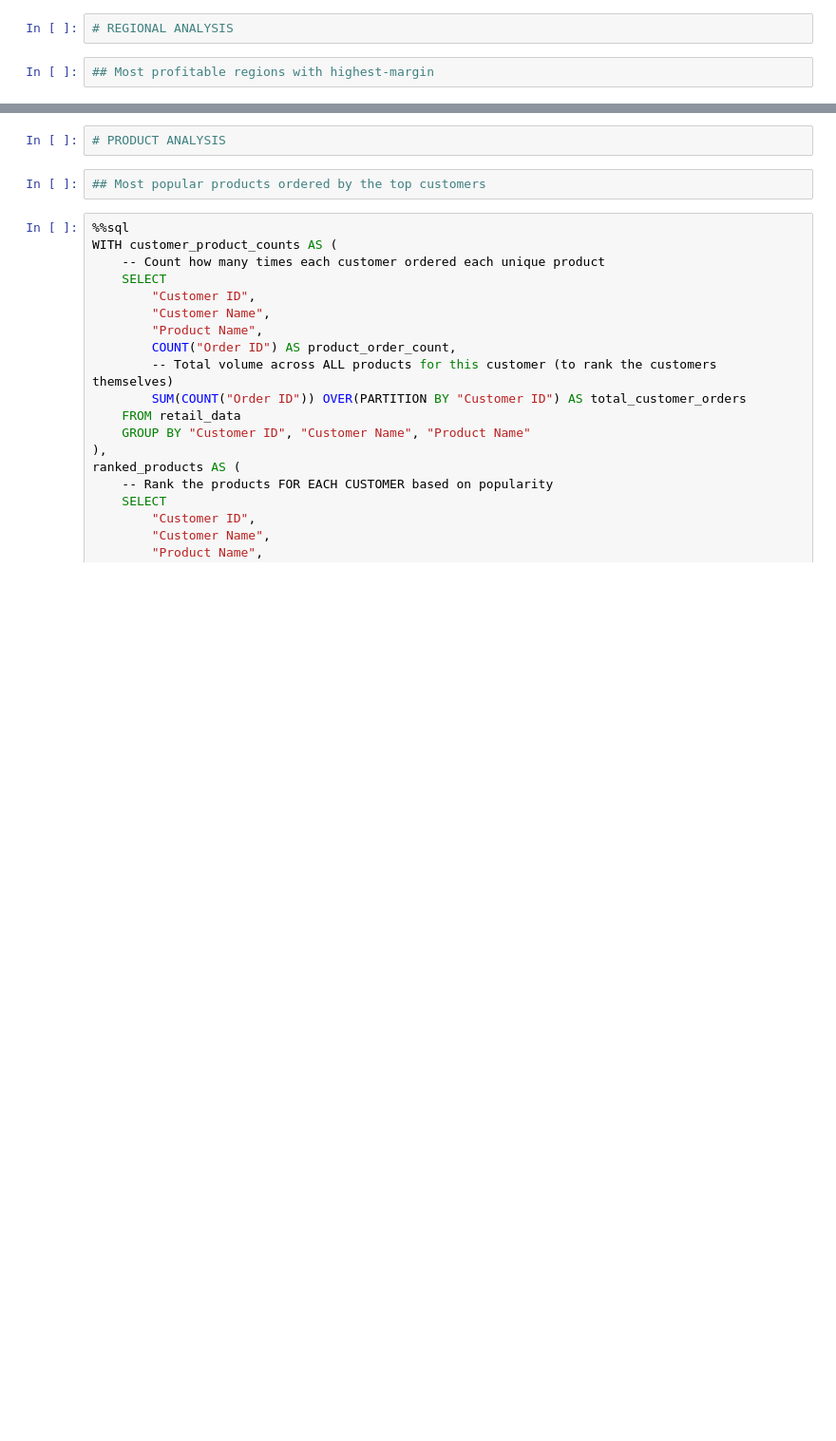
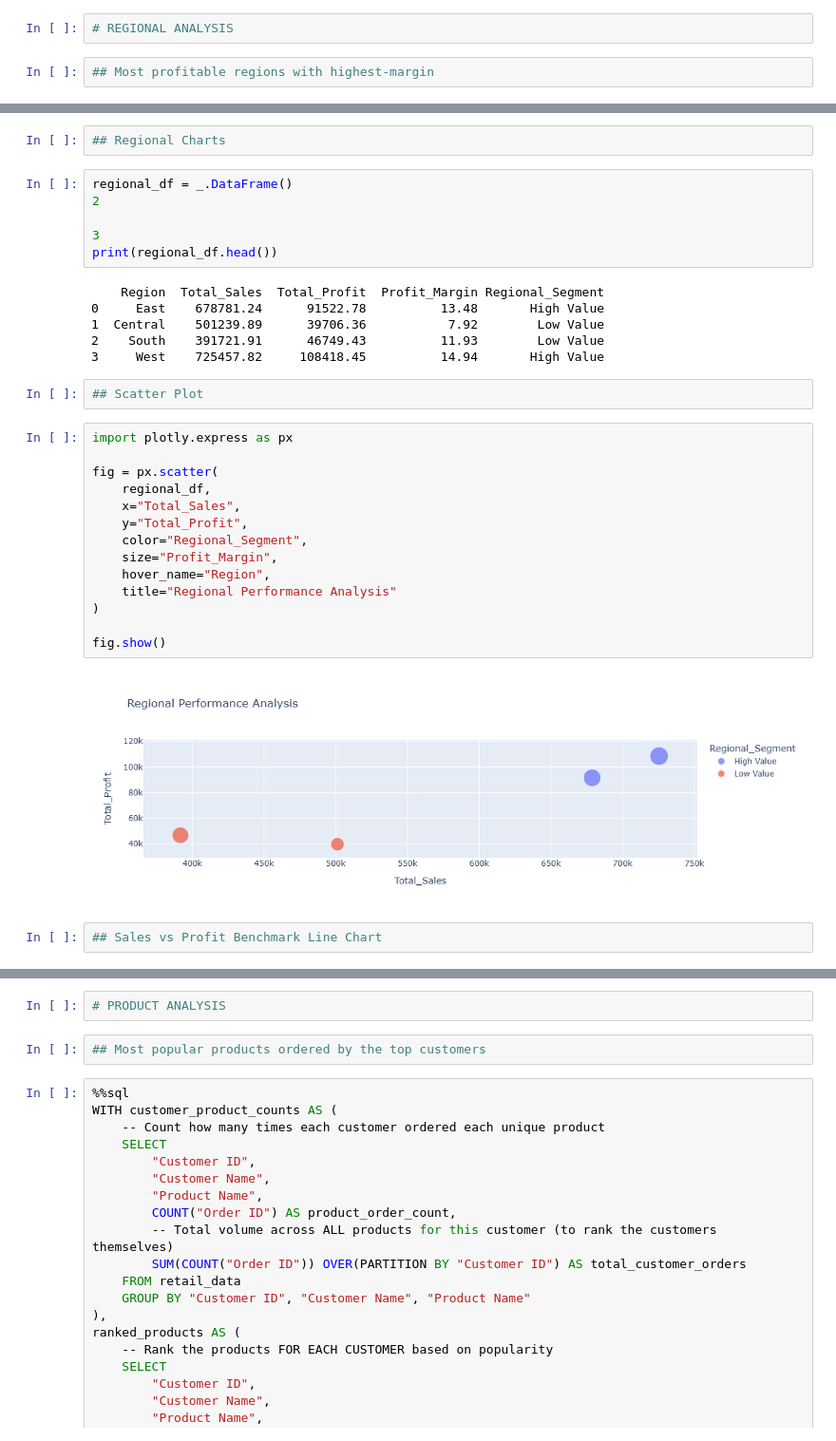
Before and after one commit to wileymartin/Retail_Supply_Chain_Dataset, a Jupyter notebook: Supply_Chain_Dataset_Repo.ipynb, the cells around one changed output, grey strips where cells are left out. Shown at 95% size. Drawn from its saved outputs; the diff is of its cells as text; blank space fills up the shorter version.

```diff
--- a/Supply_Chain_Dataset_Repo.ipynb
+++ b/Supply_Chain_Dataset_Repo.ipynb
@@ -323,0 +357,34 @@ Running query in 'duckdb://'
+# %%
+## Regional Charts
+# %%
+regional_df = _.DataFrame()
+2
+
+3
+print(regional_df.head())
+# %% [output]
+    Region  Total_Sales  Total_Profit  Profit_Margin Regional_Segment
+0     East    678781.24      91522.78          13.48       High Value
+1  Central    501239.89      39706.36           7.92        Low Value
+2    South    391721.91      46749.43          11.93        Low Value
+3     West    725457.82     108418.45          14.94       High Value
+# %%
+## Scatter Plot
+# %%
+import plotly.express as px
+
+fig = px.scatter(
+    regional_df,
+    x="Total_Sales",
+    y="Total_Profit",
+    color="Regional_Segment",
+    size="Profit_Margin",
+    hover_name="Region",
+    title="Regional Performance Analysis"
+)
+
+fig.show()
+# %% [output]
+[figure, added]
+# %%
+## Sales vs Profit Benchmark Line Chart
```
Also changed, not shown: parts of 16 cells of this notebook.
